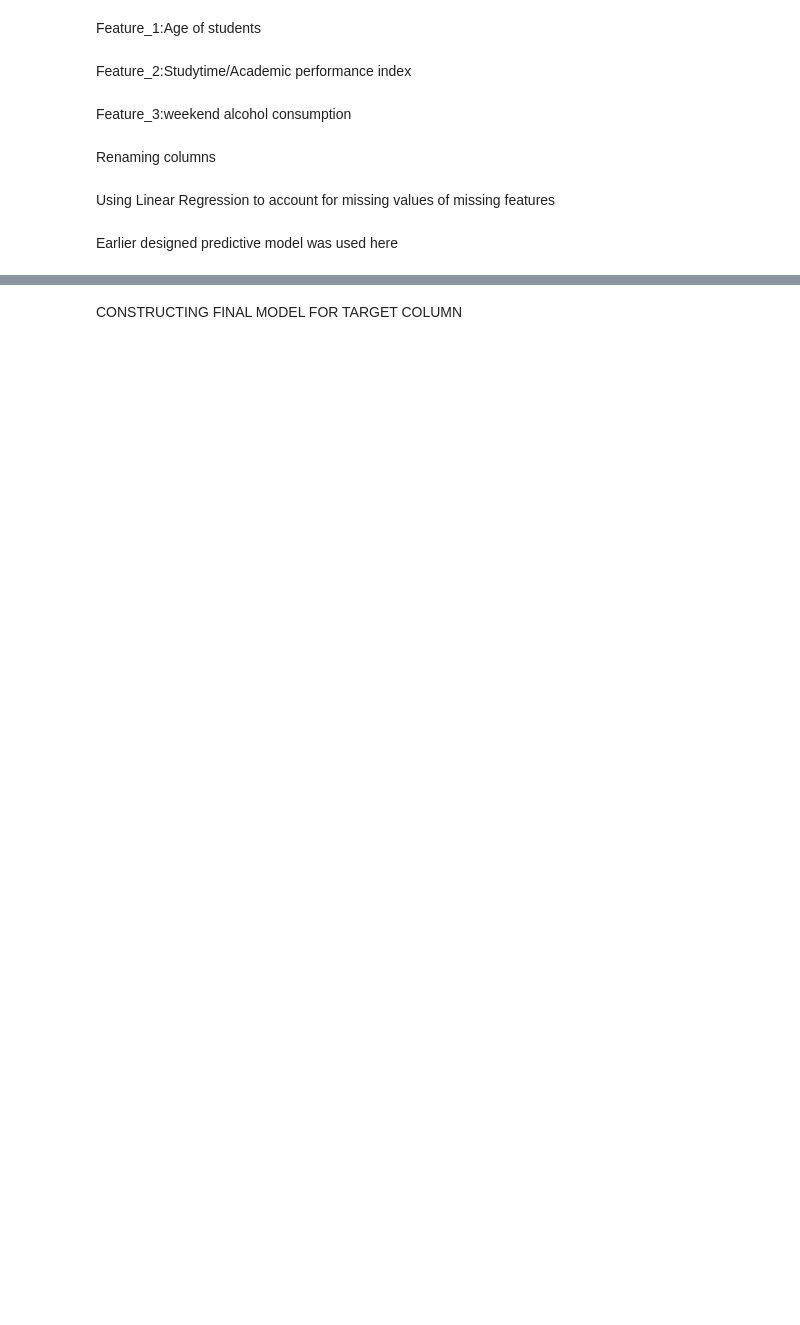
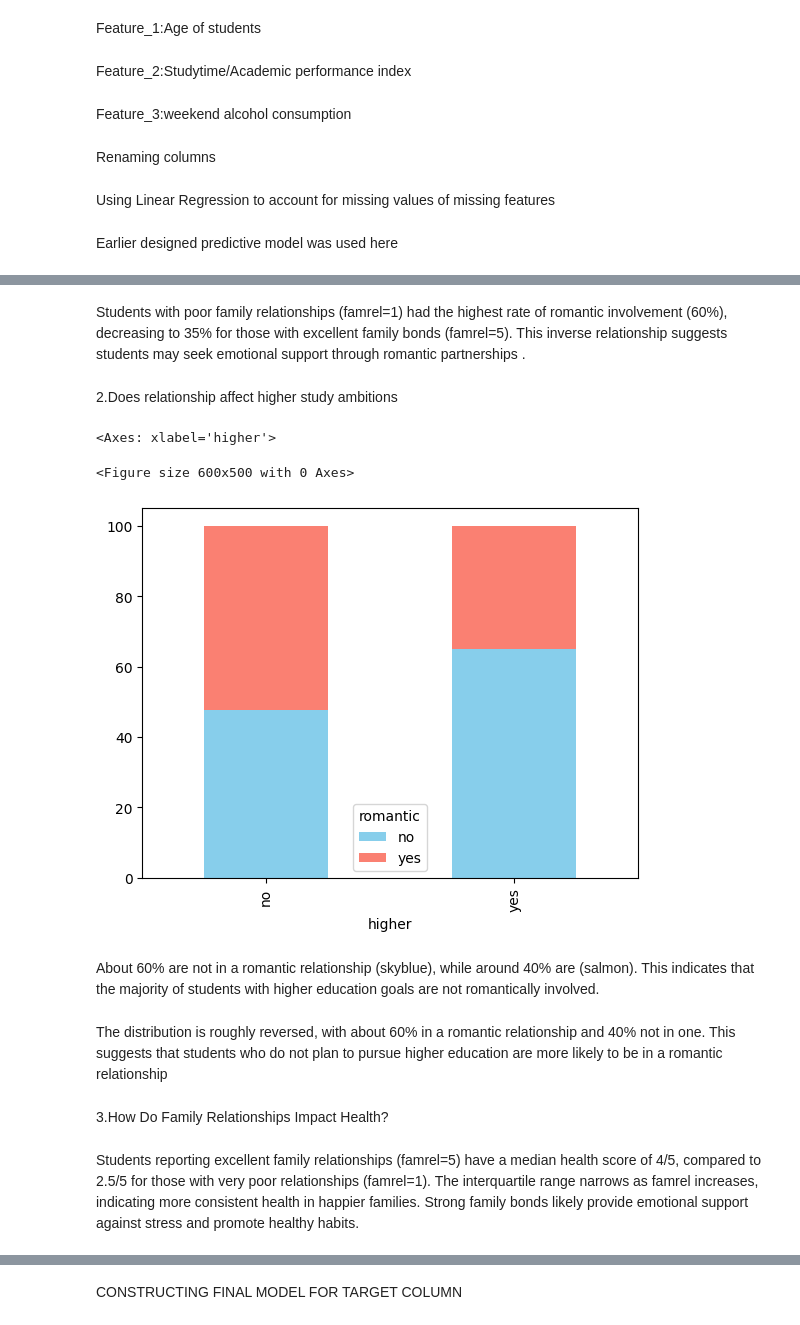
Before and after one commit to adithjayakrishnan/CampusPulse, a Jupyter notebook: workpad.ipynb, the cells around one changed output, grey strips where cells are left out. Cells and saved outputs as stored; diff of their text form; code cells hidden in the pictures; blank space fills up the shorter version.

```diff
--- a/workpad.ipynb
+++ b/workpad.ipynb
@@ -402,0 +416,19 @@ Earlier designed predictive model was used here
+# %% [markdown]
+Students with poor family relationships (famrel=1) had the highest rate of romantic involvement (60%), decreasing to 35% for those with excellent family bonds (famrel=5). This inverse relationship suggests students may seek emotional support through romantic partnerships .
+# %% [markdown]
+2.Does relationship affect higher study ambitions
+# %%
+romantic_by_higher = df.groupby(['higher', 'romantic']).size().unstack(fill_value=0)
+romantic_percent_higher = romantic_by_higher.div(romantic_by_higher.sum(axis=1), axis=0) * 100
+plt.figure(figsize=(6, 5))
+romantic_percent_higher.plot(kind='bar', stacked=True, color=['skyblue', 'salmon'])
+# %% [output]
+<Axes: xlabel='higher'>
+<Figure size 600x500 with 0 Axes>
+[figure, added]
+# %% [markdown]
+About 60% are not in a romantic relationship (skyblue), while around 40% are (salmon). This indicates that the majority of students with higher education goals are not romantically involved.
+# %% [markdown]
+The distribution is roughly reversed, with about 60% in a romantic relationship and 40% not in one. This suggests that students who do not plan to pursue higher education are more likely to be in a romantic relationship
+# %% [markdown]
+3.How Do Family Relationships Impact Health?
@@ -402,0 +438,2 @@ Earlier designed predictive model was used here
+# %% [markdown]
+Students reporting excellent family relationships (famrel=5) have a median health score of 4/5, compared to 2.5/5 for those with very poor relationships (famrel=1). The interquartile range narrows as famrel increases, indicating more consistent health in happier families. Strong family bonds likely provide emotional support against stress and promote healthy habits.
```
Also changed, not shown: parts of 54 cells of this notebook.
